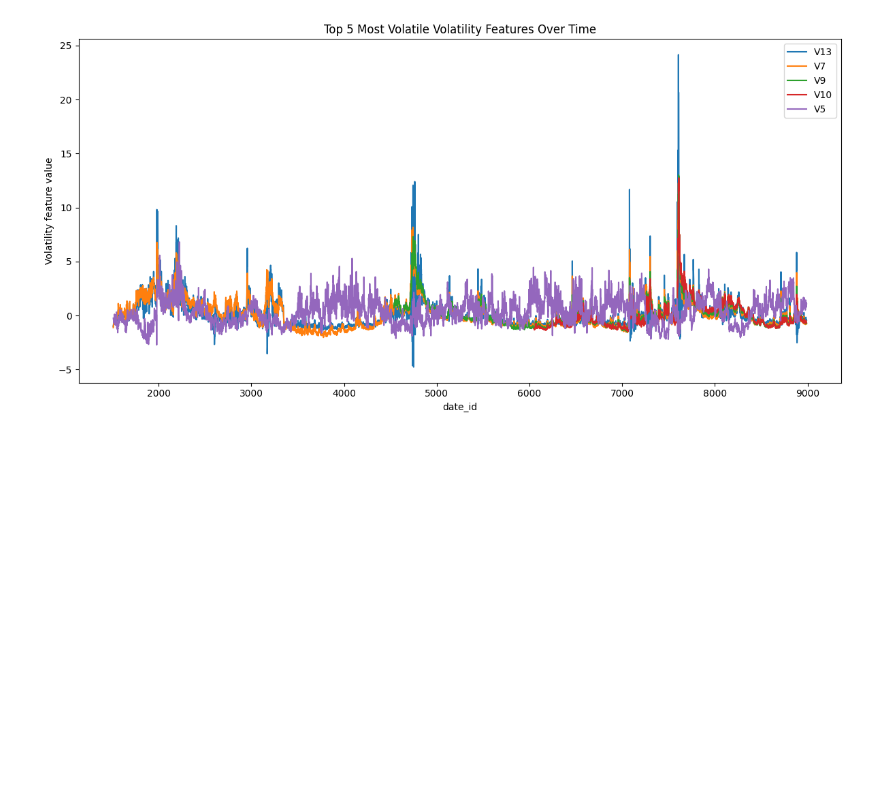
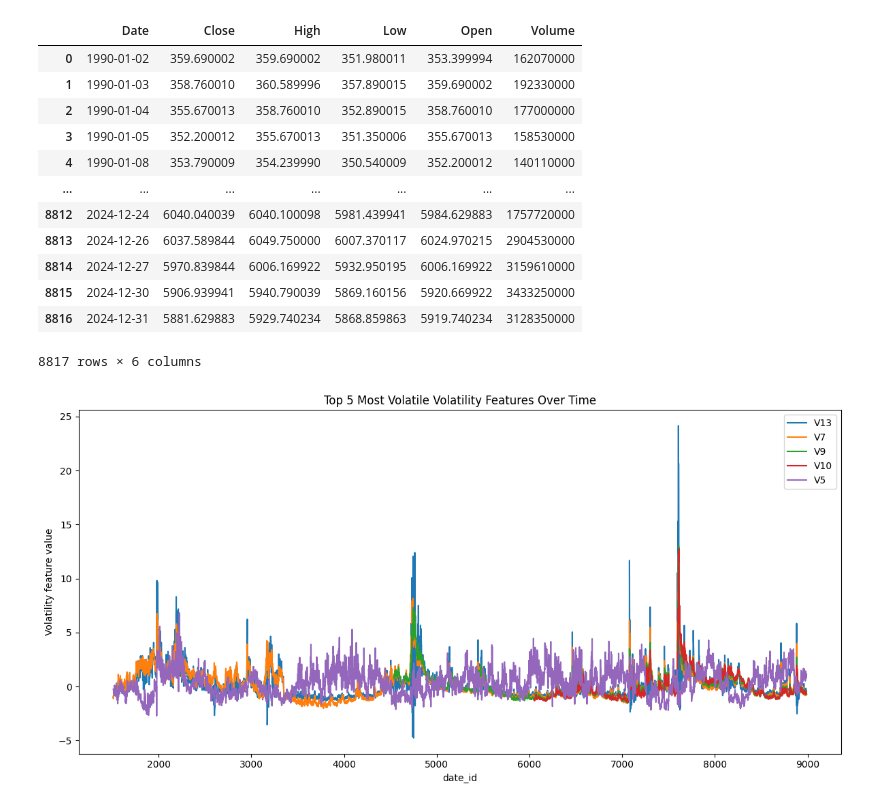
Before and after one commit to dgraham6/406_project, a Jupyter notebook: HLEDA.ipynb, the cells around one changed output. Saved outputs shown, nothing was run; the diff lists cells and outputs as text; code cells hidden in the pictures; blank space fills up the shorter version.

```diff
--- a/HLEDA.ipynb
+++ b/HLEDA.ipynb
@@ -5,6 +5,20 @@ import numpy as np
 import matplotlib.pyplot as plt
 import scipy.stats as stats
 # %%
-
-
-sp500 = pd.read_csv('sp500_daily.csv')
+sp500 = pd.read_csv('data/sp500.csv')
+sp500 = sp500.drop(columns='Unnamed: 0')
+sp500
+# %% [output]
+|  | Date | Close | High | Low | Open | Volume |
+| 0 | 1990-01-02 | 359.690002 | 359.690002 | 351.980011 | 353.399994 | 162070000 |
+| 1 | 1990-01-03 | 358.760010 | 360.589996 | 357.890015 | 359.690002 | 192330000 |
+| 2 | 1990-01-04 | 355.670013 | 358.760010 | 352.890015 | 358.760010 | 177000000 |
+| 3 | 1990-01-05 | 352.200012 | 355.670013 | 351.350006 | 355.670013 | 158530000 |
+| 4 | 1990-01-08 | 353.790009 | 354.239990 | 350.540009 | 352.200012 | 140110000 |
+| ... | ... | ... | ... | ... | ... | ... |
+| 8812 | 2024-12-24 | 6040.040039 | 6040.100098 | 5981.439941 | 5984.629883 | 1757720000 |
+| 8813 | 2024-12-26 | 6037.589844 | 6049.750000 | 6007.370117 | 6024.970215 | 2904530000 |
+| 8814 | 2024-12-27 | 5970.839844 | 6006.169922 | 5932.950195 | 6006.169922 | 3159610000 |
+| 8815 | 2024-12-30 | 5906.939941 | 5940.790039 | 5869.160156 | 5920.669922 | 3433250000 |
+| 8816 | 2024-12-31 | 5881.629883 | 5929.740234 | 5868.859863 | 5919.740234 | 3128350000 |
+8817 rows × 6 columns
```
Also changed, not shown: parts of 4 cells of this notebook, 1 other file.
